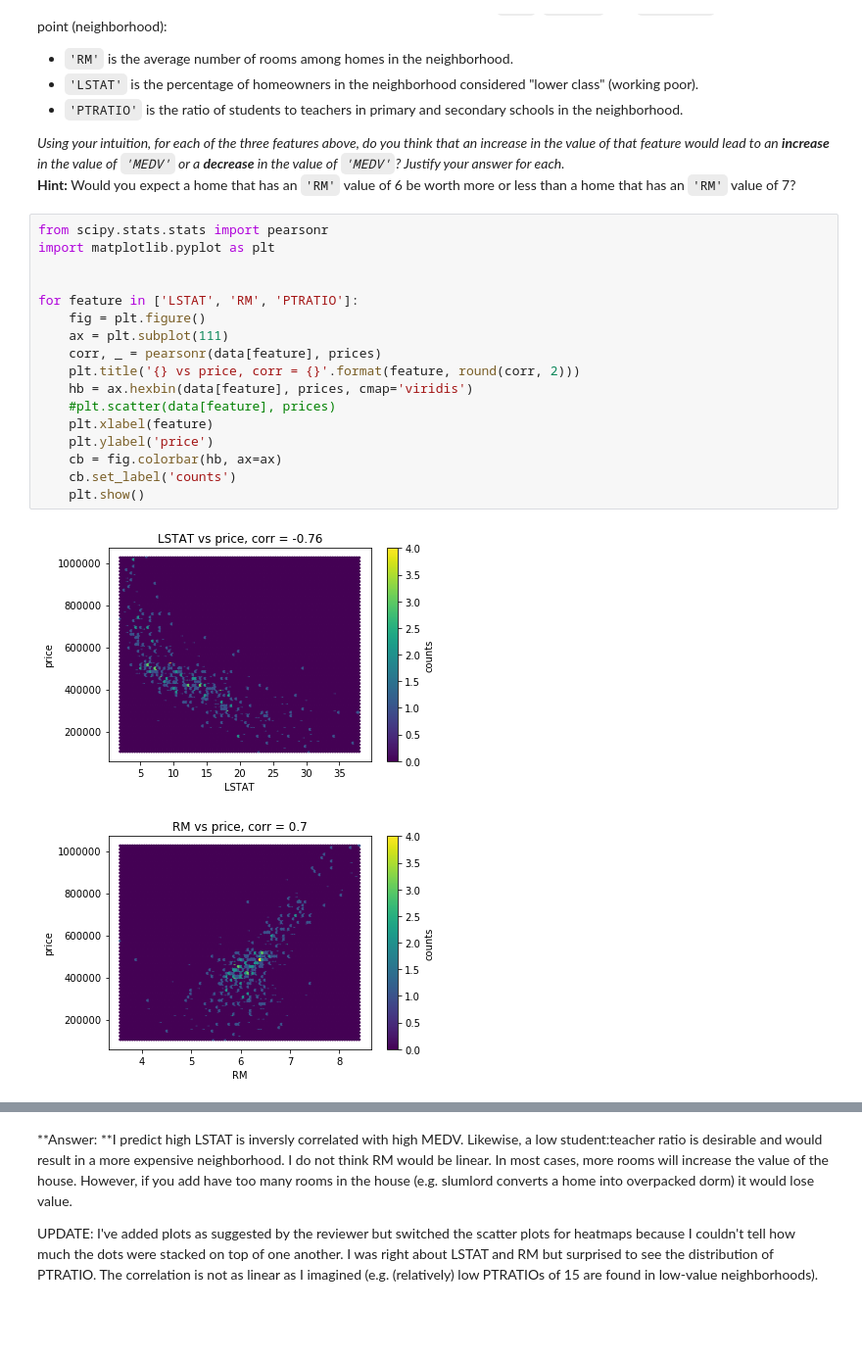
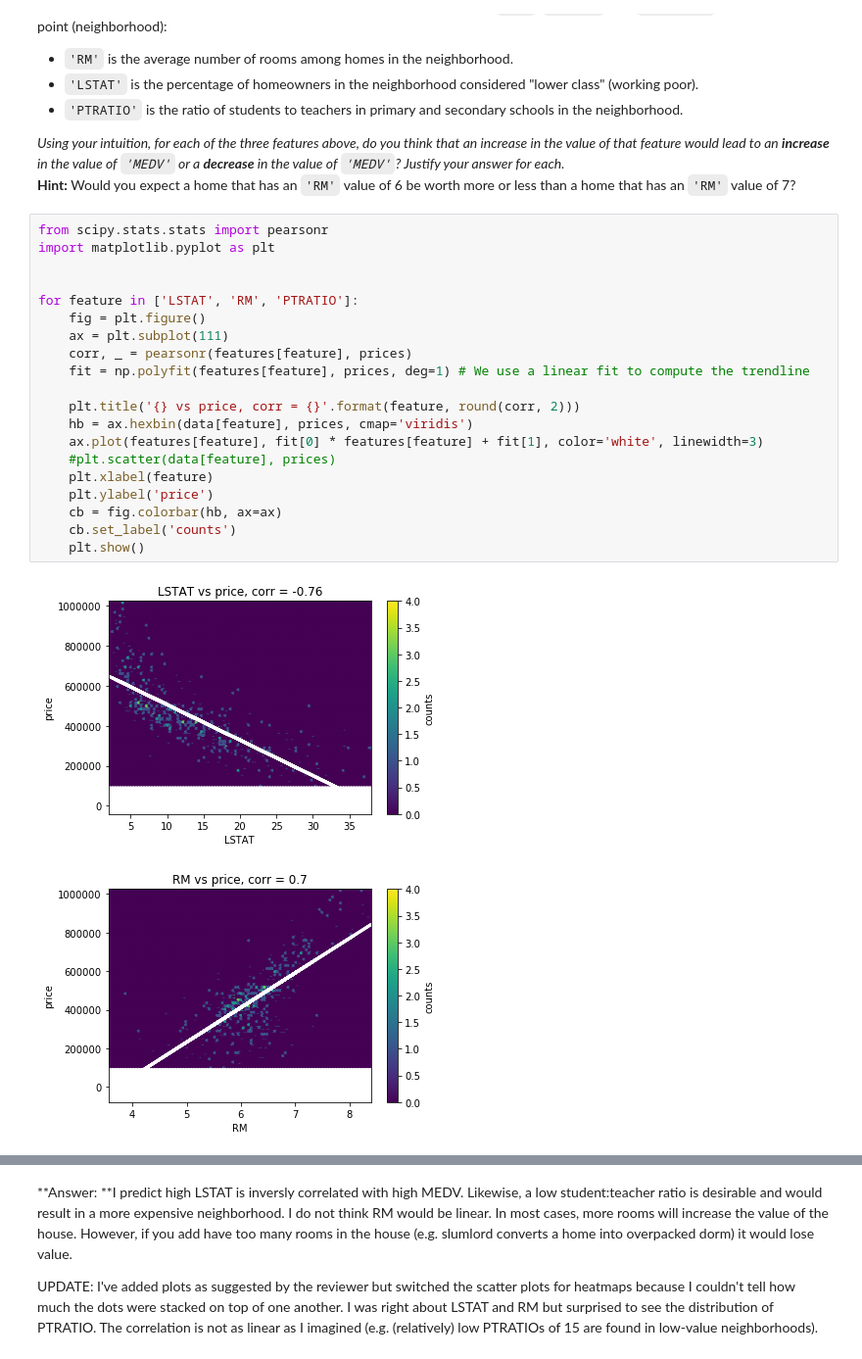
Before and after one commit to crypdick/machine-learning, a Jupyter notebook: projects/boston_housing/boston_housing.ipynb, the cells around one changed output, grey strips where cells are left out. Shown: that part at 98% size. Saved outputs shown, nothing was run; the diff lists cells and outputs as text; blank space fills up the shorter version.

```diff
--- a/projects/boston_housing/boston_housing.ipynb
+++ b/projects/boston_housing/boston_housing.ipynb
@@ -95,20 +95,23 @@ _Using your intuition, for each of the three features above, do you think that a
 # %%
 from scipy.stats.stats import pearsonr
 import matplotlib.pyplot as plt
 
 
 for feature in ['LSTAT', 'RM', 'PTRATIO']:
     fig = plt.figure()
     ax = plt.subplot(111)
-    corr, _ = pearsonr(data[feature], prices)
+    corr, _ = pearsonr(features[feature], prices)
+    fit = np.polyfit(features[feature], prices, deg=1) # We use a linear fit to compute the trendline
+
     plt.title('{} vs price, corr = {}'.format(feature, round(corr, 2)))
     hb = ax.hexbin(data[feature], prices, cmap='viridis')
+    ax.plot(features[feature], fit[0] * features[feature] + fit[1], color='white', linewidth=3)
     #plt.scatter(data[feature], prices)
     plt.xlabel(feature)
     plt.ylabel('price')
     cb = fig.colorbar(hb, ax=ax)
     cb.set_label('counts')
     plt.show()
 # %% [output]
-[figure, old version]
+[figure, new version]
-[figure, old version]
+[figure, new version]
```
Also changed, not shown: parts of 11 cells of this notebook.
